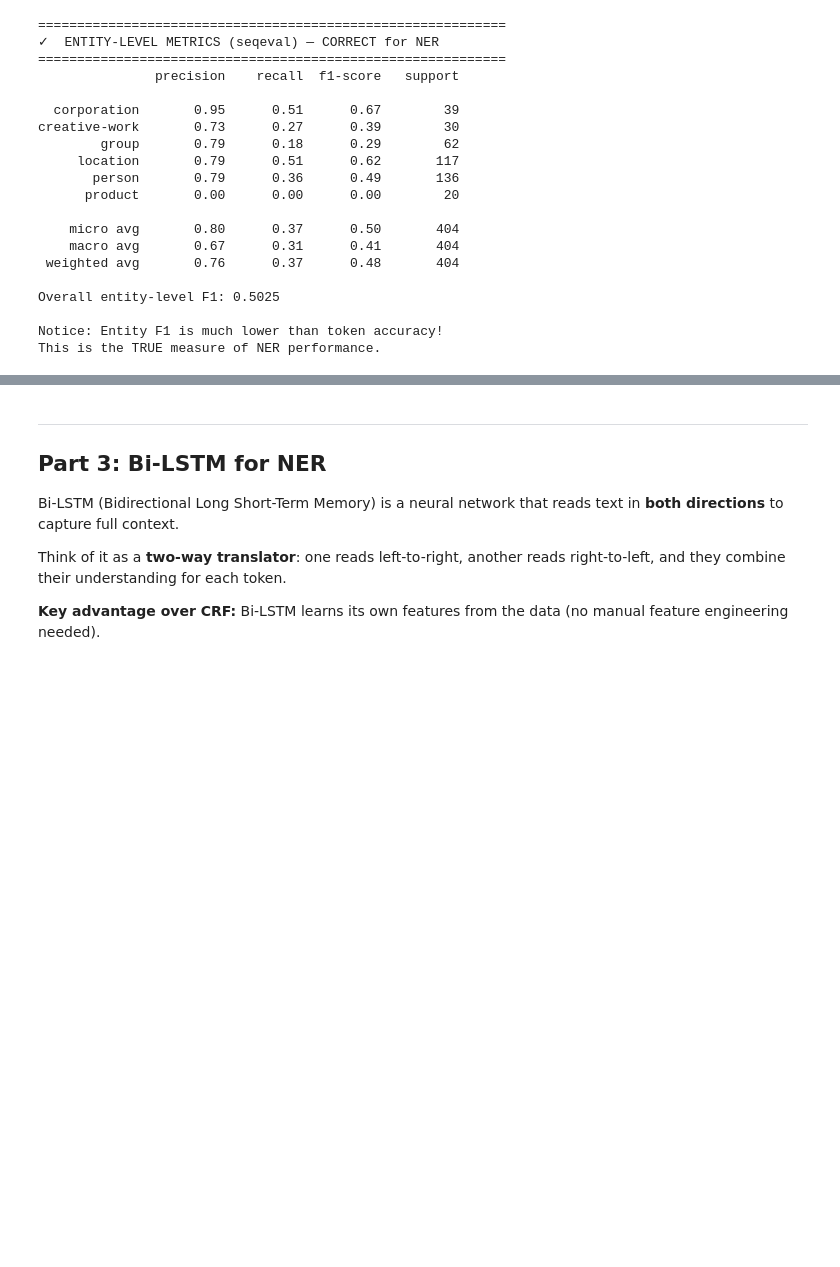
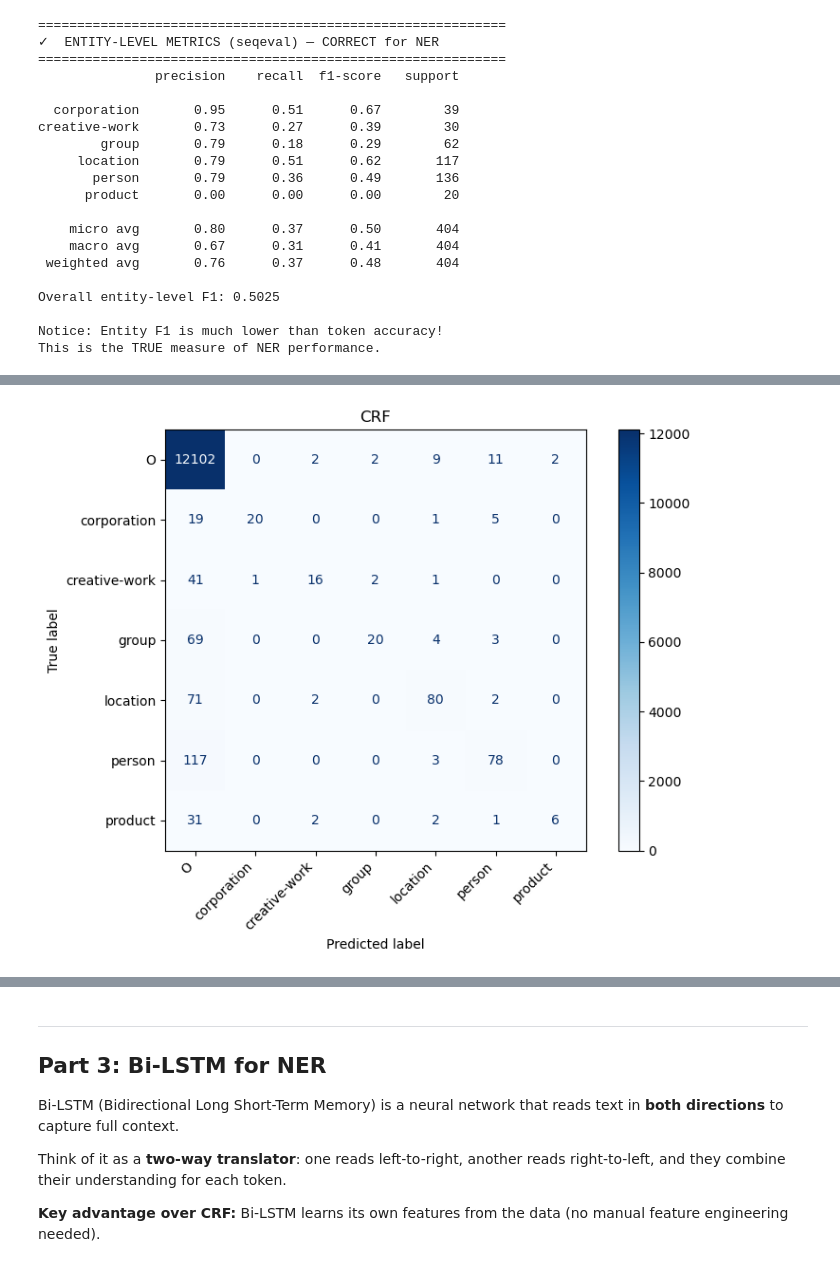
Before and after one commit to 79AceVo/Text-analytics, a Jupyter notebook: NER/NER_02_Training_and_Evaluation.ipynb, the cells around one changed output, grey strips where cells are left out. Cells and saved outputs as stored; diff of their text form; code cells hidden in the pictures; blank space fills up the shorter version.

```diff
--- a/NER/NER_02_Training_and_Evaluation.ipynb
+++ b/NER/NER_02_Training_and_Evaluation.ipynb
@@ -370,3 +546,7 @@ This is the TRUE measure of NER performance.
+# %%
+plot_ner_confusion_matrix(y_test, y_pred, "CRF",exclude_O =False)
+# %% [output]
+[figure, added]
 # %%
 # ============================================================
 # ERROR ANALYSIS: What types of mistakes is the model making?
```
Also changed, not shown: parts of 22 cells of this notebook, 2 other files.
